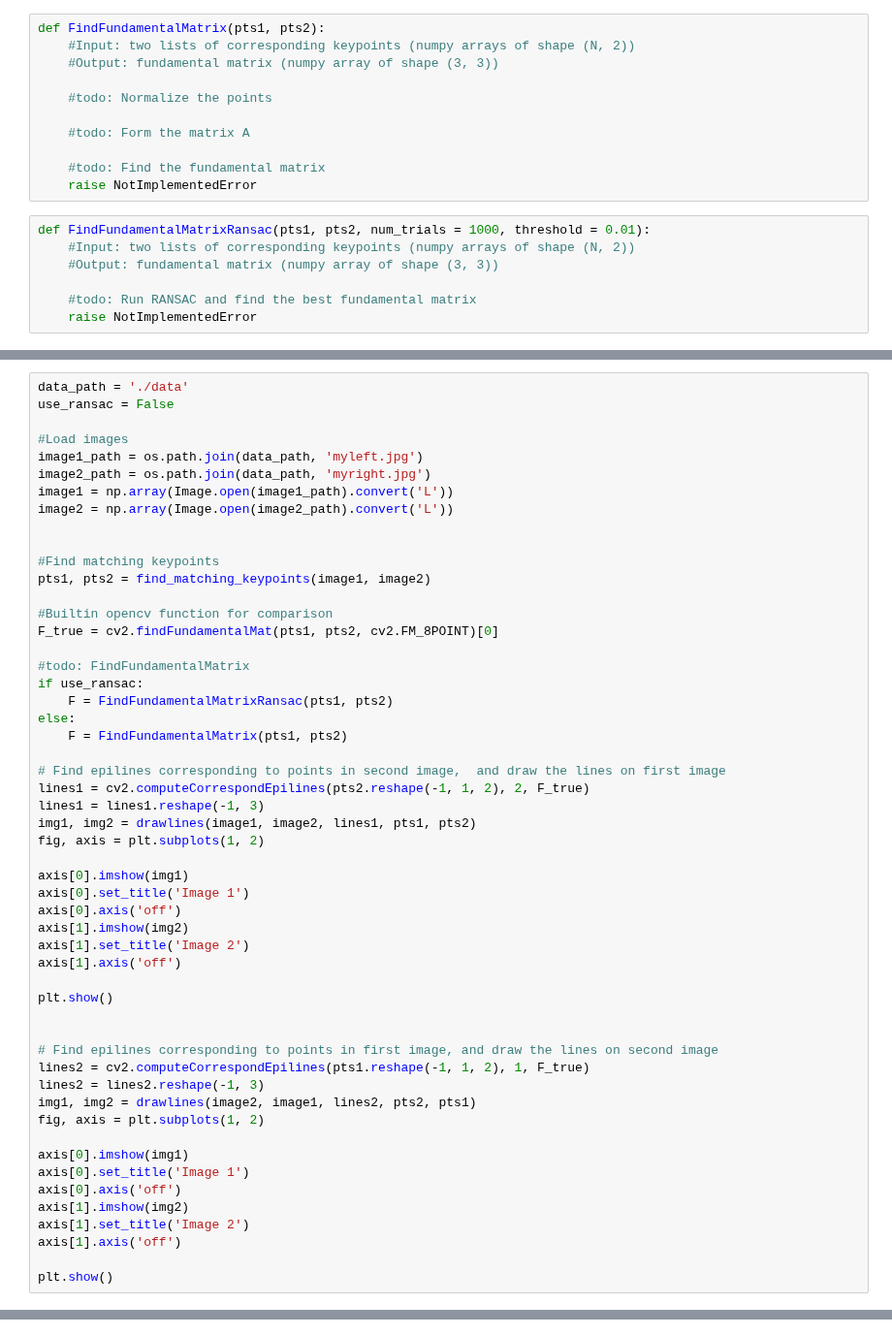
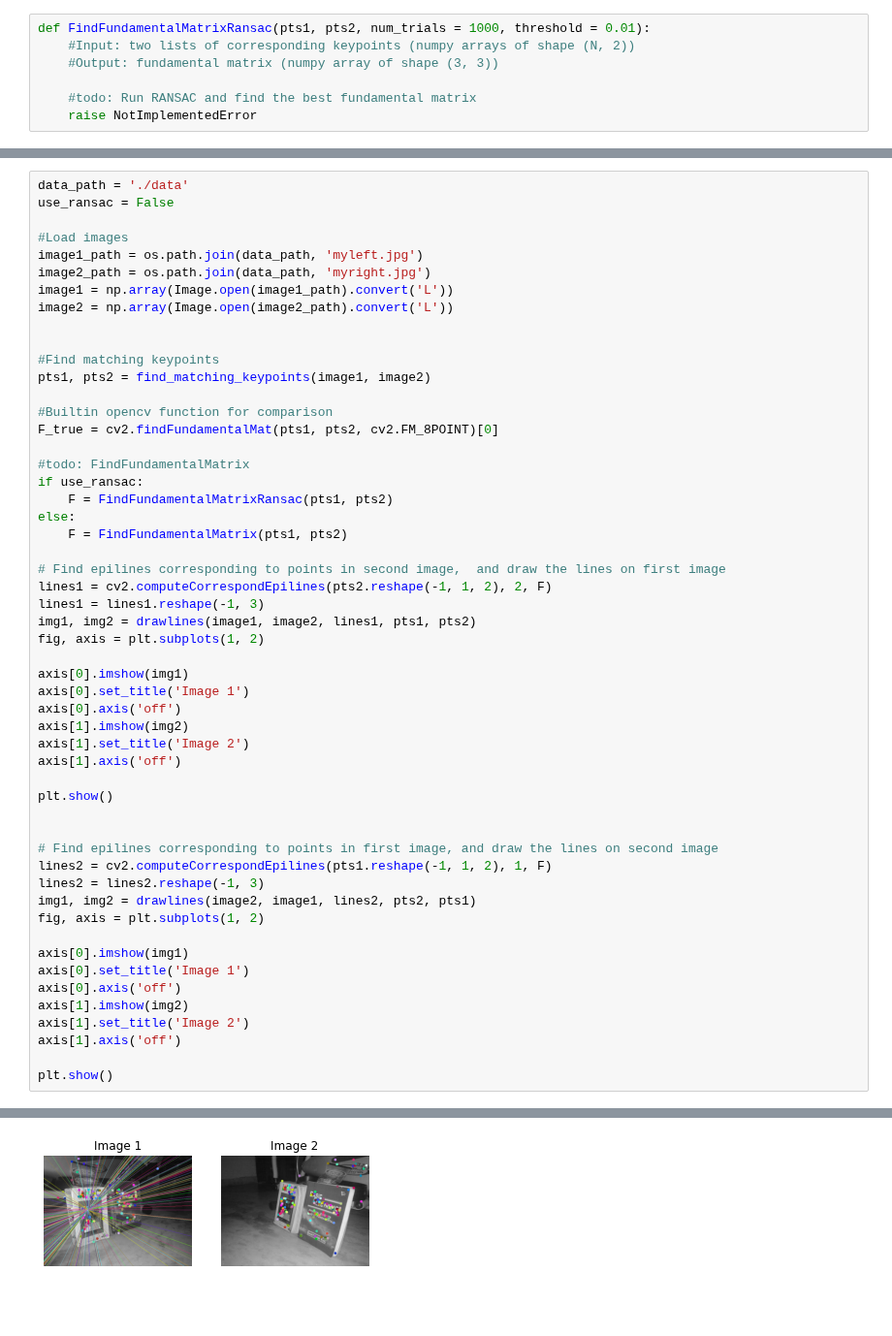
Before and after one commit to parth-gulati/CMPT-732, a Jupyter notebook: 8_Point_Algorithm.ipynb, the cells around one changed output, grey strips where cells are left out. Shown at 97% size. Saved outputs shown, nothing was run; the diff lists cells and outputs as text; blank space fills up the shorter version.

```diff
--- a/8_Point_Algorithm.ipynb
+++ b/8_Point_Algorithm.ipynb
@@ -48,17 +53,6 @@ def drawlines(img1,img2,lines,pts1,pts2):
         img1 = cv2.circle(img1,tuple(pt1),5,color,-1)
         img2 = cv2.circle(img2,tuple(pt2),5,color,-1)
     return img1,img2
-# %%
-def FindFundamentalMatrix(pts1, pts2):
-    #Input: two lists of corresponding keypoints (numpy arrays of shape (N, 2))
-    #Output: fundamental matrix (numpy array of shape (3, 3))
-
-    #todo: Normalize the points
-
-    #todo: Form the matrix A
-
-    #todo: Find the fundamental matrix
-    raise NotImplementedError
 # %%
 def FindFundamentalMatrixRansac(pts1, pts2, num_trials = 1000, threshold = 0.01):
     #Input: two lists of corresponding keypoints (numpy arrays of shape (N, 2))
@@ -90,7 +144,7 @@ else:
     F = FindFundamentalMatrix(pts1, pts2)
 
 # Find epilines corresponding to points in second image,  and draw the lines on first image
-lines1 = cv2.computeCorrespondEpilines(pts2.reshape(-1, 1, 2), 2, F_true)
+lines1 = cv2.computeCorrespondEpilines(pts2.reshape(-1, 1, 2), 2, F)
 lines1 = lines1.reshape(-1, 3)
 img1, img2 = drawlines(image1, image2, lines1, pts1, pts2)
 fig, axis = plt.subplots(1, 2)
@@ -106,7 +160,7 @@ plt.show()
 
 
 # Find epilines corresponding to points in first image, and draw the lines on second image
-lines2 = cv2.computeCorrespondEpilines(pts1.reshape(-1, 1, 2), 1, F_true)
+lines2 = cv2.computeCorrespondEpilines(pts1.reshape(-1, 1, 2), 1, F)
 lines2 = lines2.reshape(-1, 3)
 img1, img2 = drawlines(image2, image1, lines2, pts2, pts1)
 fig, axis = plt.subplots(1, 2)
@@ -123,0 +179 @@ FileNotFoundError: ignored
+[figure, added]
```
Also changed, not shown: parts of 3 cells of this notebook.
